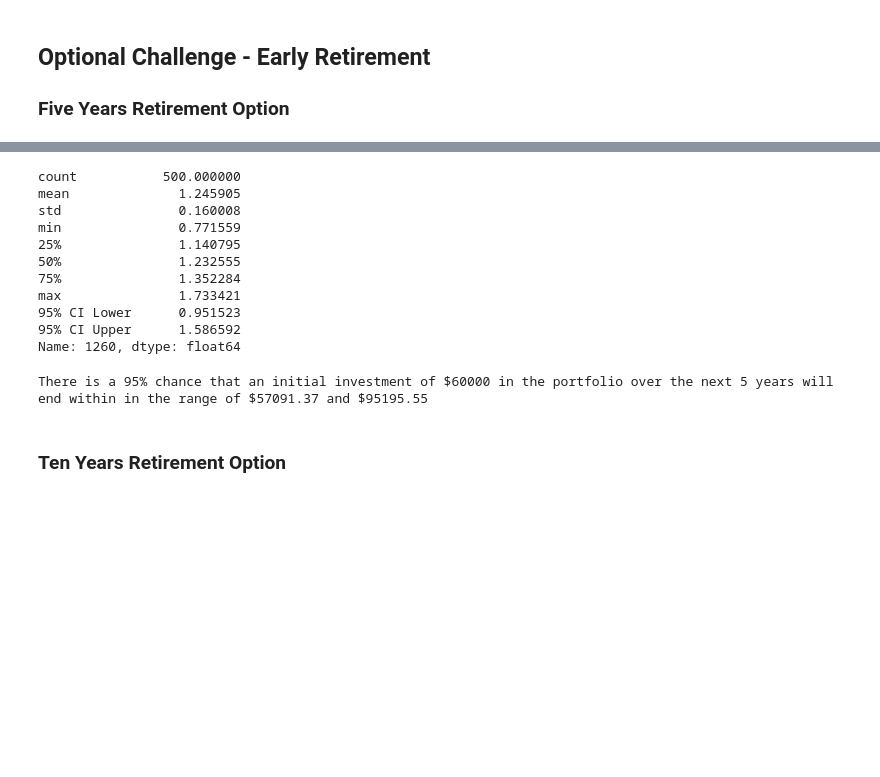
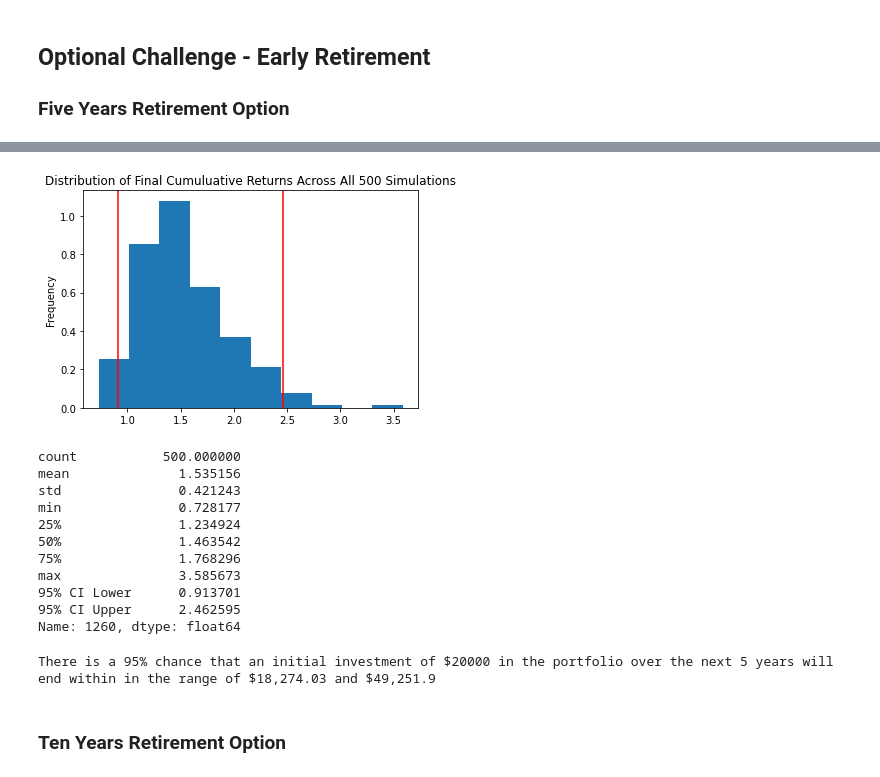
Before and after one commit to nomadic-me/Financial-Planner, a Jupyter notebook: financial-planner.ipynb, the cells around one changed output, grey strips where cells are left out. Drawn from its saved outputs; the diff is of its cells as text; code cells hidden in the pictures; blank space fills up the shorter version.

```diff
--- a/financial-planner.ipynb
+++ b/financial-planner.ipynb
@@ -488,33 +473,43 @@ Running Monte Carlo simulation number 490.
+# %%
+# Plot probability distribution and confidence intervals
+dist_plot = MC_fiveyears.plot_distribution()
+
+# Save the plot for future usage
+dist_plot.get_figure().savefig('MC_fiveyear_dist_plot.png',bbox_inches='tight')
+# %% [output]
+[figure, added]
 # %%
 # Fetch summary statistics from the Monte Carlo simulation results
-# YOUR CODE HERE!
+tbl_cumulative_return = MC_fiveyears.summarize_cumulative_return()
 
 # Print summary statistics
-# YOUR CODE HERE!
+print(tbl_cumulative_return)
 # %% [output]
 count           500.000000
-mean              1.245905
-std               0.160008
-min               0.771559
-25%               1.140795
-50%               1.232555
-75%               1.352284
-max               1.733421
-95% CI Lower      0.951523
-95% CI Upper      1.586592
+mean              1.535156
+std               0.421243
+min               0.728177
+25%               1.234924
+50%               1.463542
+75%               1.768296
+max               3.585673
+95% CI Lower      0.913701
+95% CI Upper      2.462595
 Name: 1260, dtype: float64
 # %%
 # Set initial investment
-# YOUR CODE HERE!
+initial_investment = 20000
 
-# Use the lower and upper `95%` confidence intervals to calculate the range of the possible outcomes of our $60,000
-# YOUR CODE HERE!
+# Use the lower and upper `95%` confidence intervals to calculate the range of the possible outcomes of our $20,000
+ci_lower_five = round(MC_fiveyears.confidence_interval.iloc[0] * initial_investment, 2)
+ci_upper_five = round(MC_fiveyears.confidence_interval.iloc[1] * initial_investment, 2)
+
 
 # Print results
 print(f"There is a 95% chance that an initial investment of ${initial_investment} in the portfolio"
       f" over the next 5 years will end within in the range of"
-      f" ${ci_lower_five} and ${ci_upper_five}")
+      f" ${ci_lower_five:,} and ${ci_upper_five:,}")
 # %% [output]
-There is a 95% chance that an initial investment of $60000 in the portfolio over the next 5 years will end within in the range of $57091.37 and $95195.55
+There is a 95% chance that an initial investment of $20000 in the portfolio over the next 5 years will end within in the range of $18,274.03 and $49,251.9
 # %% [markdown]
 ### Ten Years Retirement Option
```
Also changed, not shown: parts of 28 cells of this notebook.
